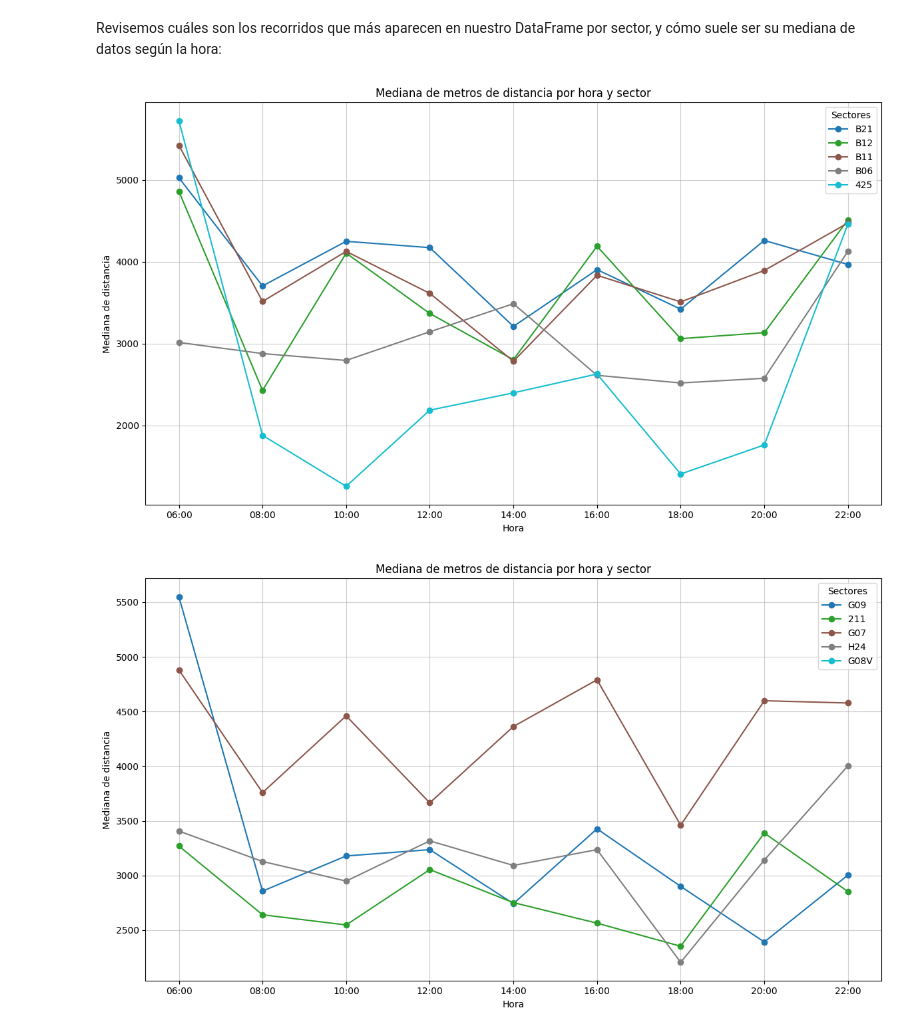
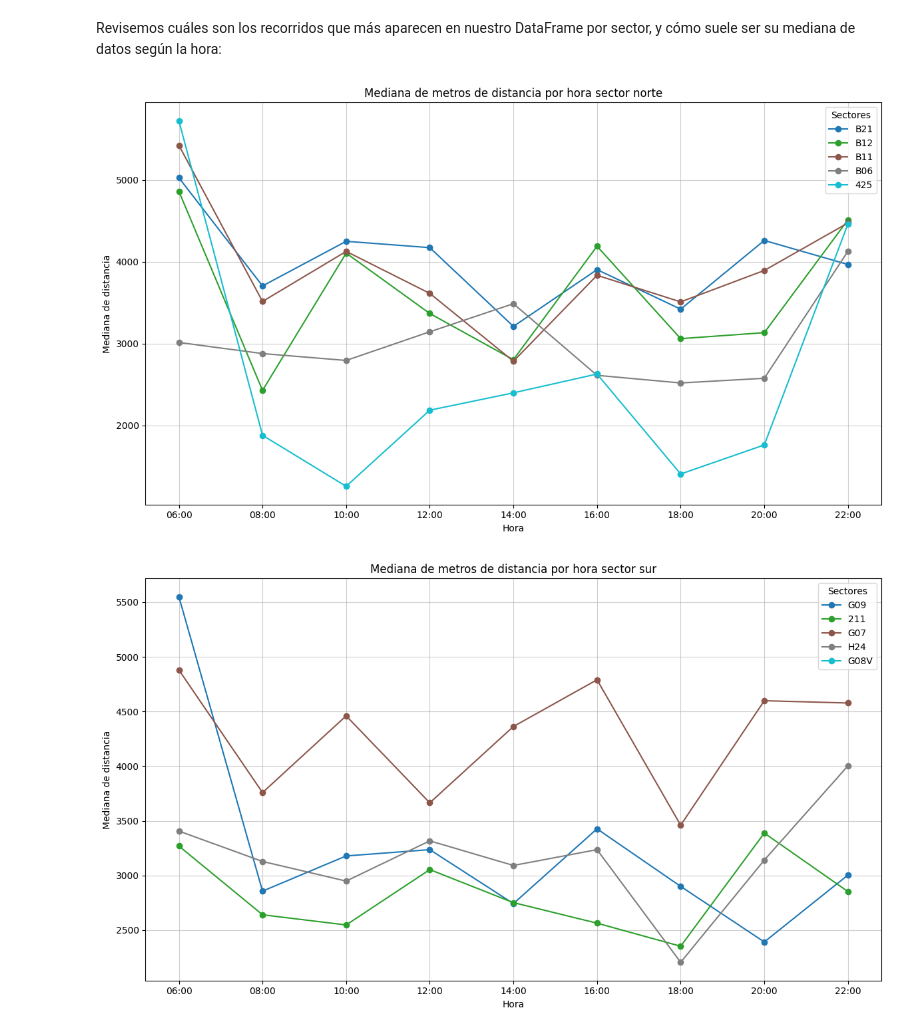
Before and after one commit to vpardoss/squadecaedro, a Jupyter notebook: analisis_data.ipynb, the cells around one changed output. Saved outputs shown, nothing was run; the diff lists cells and outputs as text; code cells hidden in the pictures.

```diff
--- a/analisis_data.ipynb
+++ b/analisis_data.ipynb
@@ -332,26 +332,26 @@ meters_recorrido_norte.drop(meters_recorrido_norte.index[7], inplace=True)
 # %%
 # CREAMOS GRÁFICO PARA RECORRIDOS DEL SECTOR NORTE
 plt.figure(figsize=(12,7))
 
 # Graficamos todas las columnas por sector
 colormap = plt.colormaps['tab10']
 for i, columna in enumerate(meters_recorrido_norte.columns):
     plt.plot(meters_recorrido_norte.index,
             meters_recorrido_norte[columna],
             marker='o',
             label=columna,
             color = colormap(i / (len(meters_recorrido_norte.columns) - 1)))
 
-plt.title("Mediana de metros de distancia por hora y sector")
+plt.title("Mediana de metros de distancia por hora sector norte")
 plt.xlabel("Hora")
 plt.ylabel("Mediana de distancia")
 plt.legend(title="Sectores")
 plt.grid(True, linestyle='-', alpha=0.6)
 plt.tight_layout()
 
 plt.show()
 # %% [output]
-[figure, old version]
+[figure, new version]
 # %%
 # RECORRIDOS FRECUENTES SUR
 recorrido_sur['route_id'].value_counts().head(5)
```
Also changed, not shown: parts of 4 cells of this notebook.
